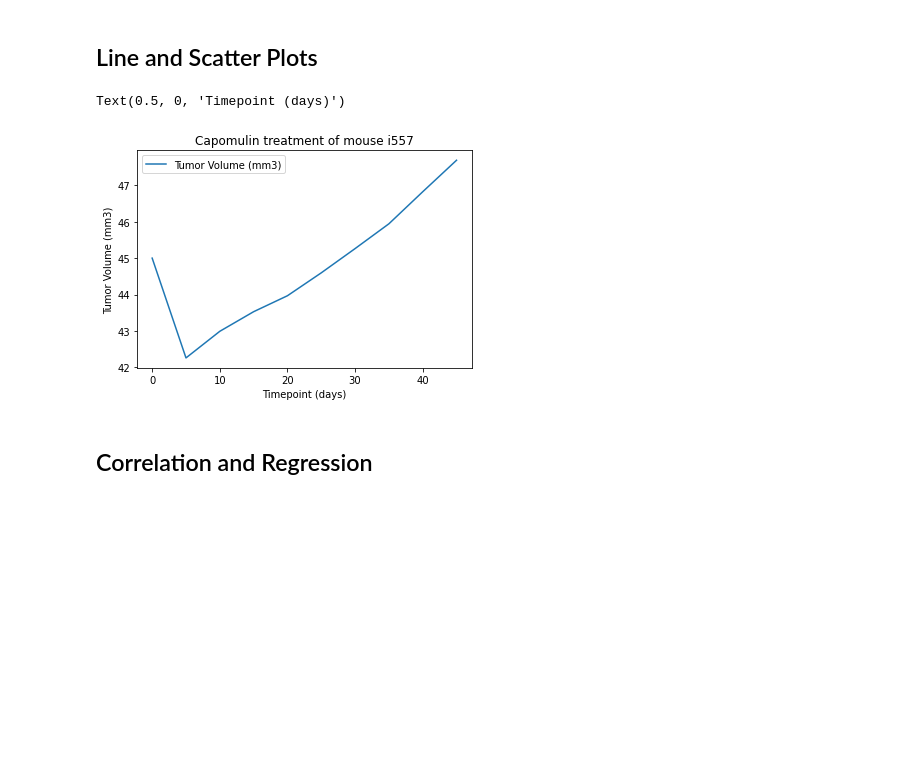
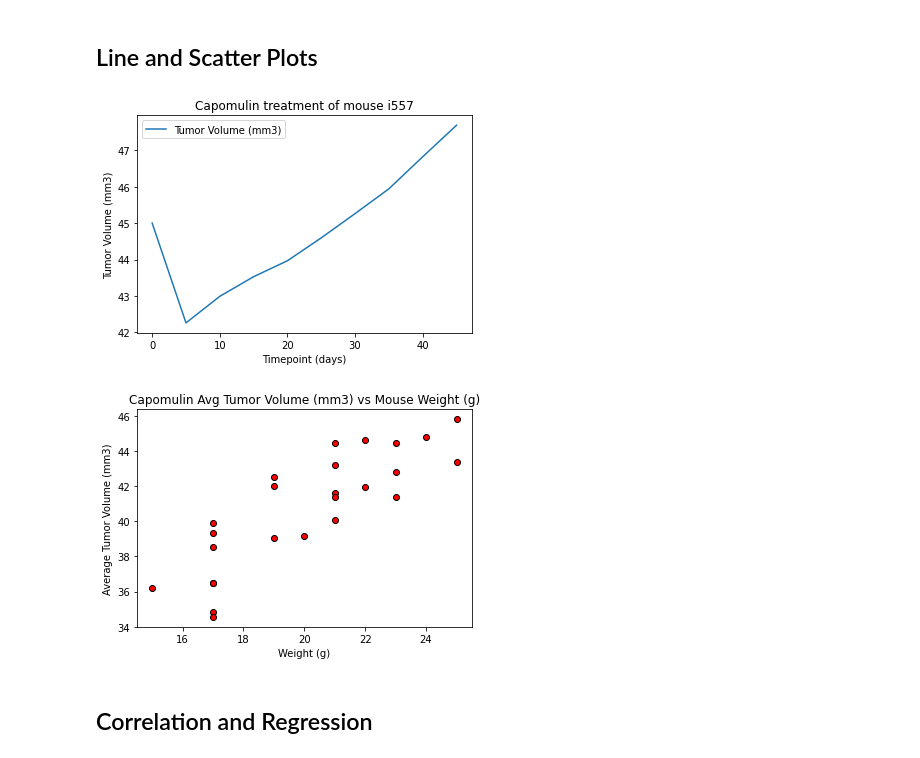
Before and after one commit to Pip85/matplotlib-challenge, a Jupyter notebook: Pymaceuticals/pymaceuticals.ipynb, the cells around one changed output. Saved outputs shown, nothing was run; the diff lists cells and outputs as text; code cells hidden in the pictures; blank space fills up the shorter version.

```diff
--- a/Pymaceuticals/pymaceuticals.ipynb
+++ b/Pymaceuticals/pymaceuticals.ipynb
@@ -252,13 +293,12 @@ ax1.set_xticklabels(regimen_options)
 ## Line and Scatter Plots
 # %%
 # Generate a line plot of tumor volume vs. time point for a mouse treated with Capomulin
-mouse_study.head()
 capmouse = mouse_study.loc[mouse_study["Drug Regimen"] == "Capomulin"]
 mymousepick = capmouse.loc[capmouse["Mouse ID"]=="i557"]
 mymousepick.plot(x="Timepoint",y="Tumor Volume (mm3)")
 plt.title("Capomulin treatment of mouse i557")
 plt.ylabel("Tumor Volume (mm3)")
 plt.xlabel("Timepoint (days)")
+plt.show()
 # %% [output]
-Text(0.5, 0, 'Timepoint (days)')
 [figure]
@@ -267,2 +305,13 @@ Text(0.5, 0, 'Timepoint (days)')
+# %%
+# Generate a scatter plot of average tumor volume vs. mouse weight for the Capomulin regimen
+xaxis = capmouse.groupby("Mouse ID").max()["Weight (g)"]
+yaxis = capmouse.groupby("Mouse ID").mean()["Tumor Volume (mm3)"]
+plt.scatter(xaxis,yaxis,marker = "o",facecolors = "red", edgecolors = "black")
+plt.title("Capomulin Avg Tumor Volume (mm3) vs Mouse Weight (g)")
+plt.xlabel("Weight (g)")
+plt.ylabel("Average Tumor Volume (mm3)")
+plt.show()
+# %% [output]
+[figure, added]
 # %% [markdown]
 ## Correlation and Regression
```
Also changed, not shown: parts of 15 cells of this notebook.
